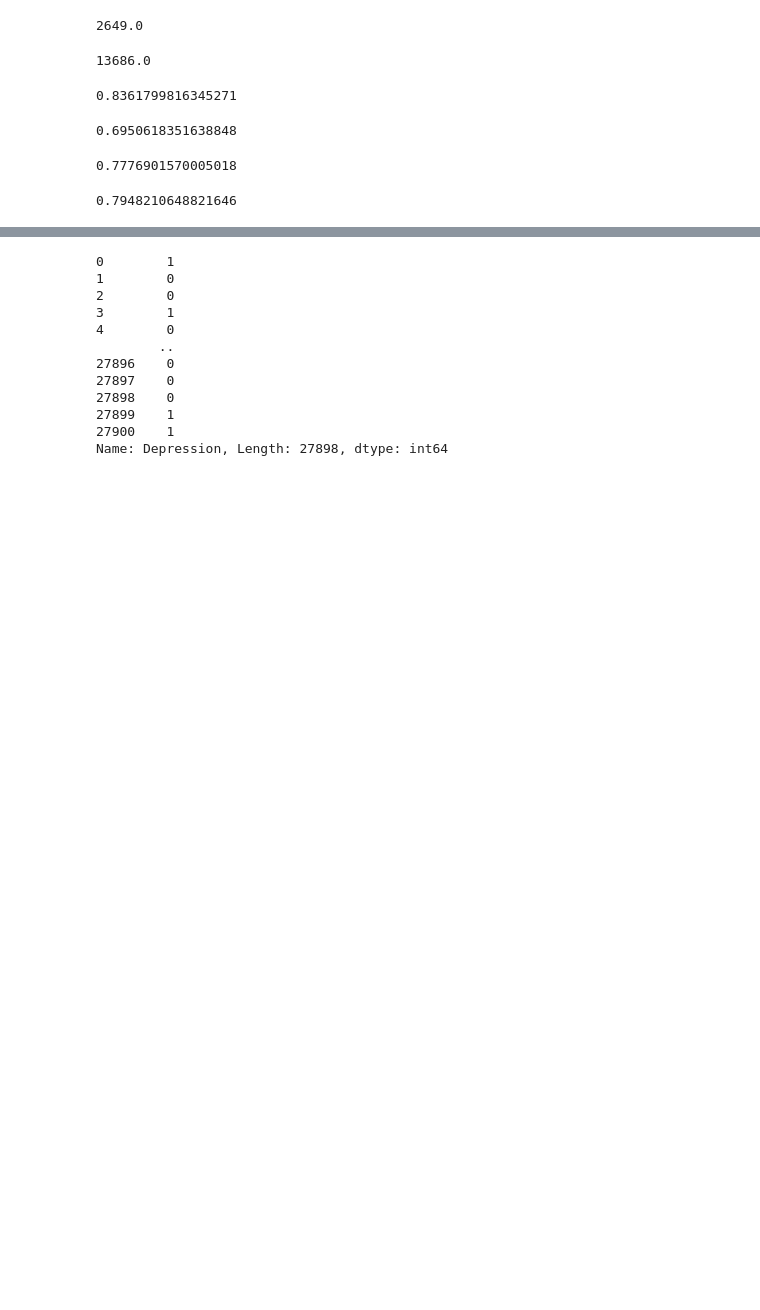
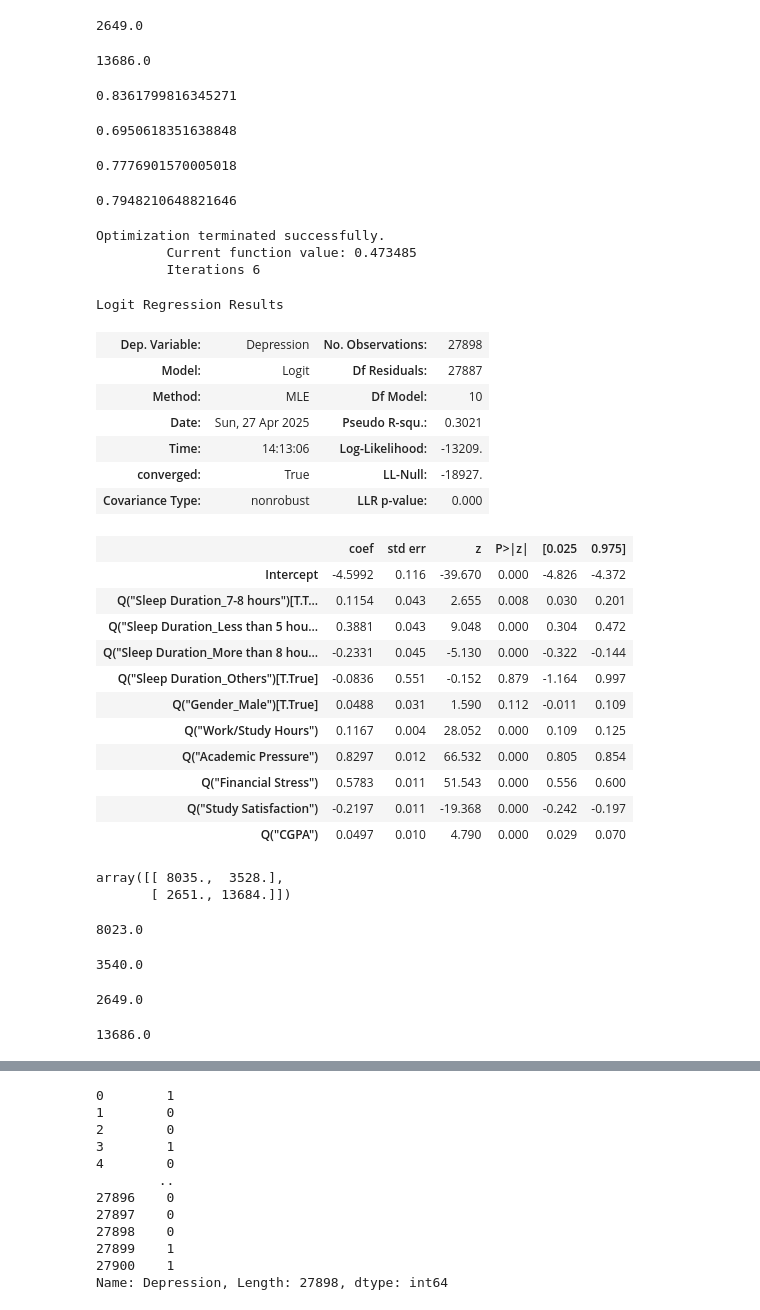
Before and after one commit to EAduAgyei/TDSProject2025, a Jupyter notebook: TDSProjectSD2025.ipynb, the cells around one changed output, grey strips where cells are left out. Drawn from its saved outputs; the diff is of its cells as text; code cells hidden in the pictures; blank space fills up the shorter version.

```diff
--- a/TDSProjectSD2025.ipynb
+++ b/TDSProjectSD2025.ipynb
@@ -356,3 +356,52 @@ precision = true_pos/(true_pos + false_pos)
 precision
 # %% [output]
 0.7948210648821646
+# %%
+logit_model4 = smf.logit('Depression ~ Q("Sleep Duration_7-8 hours") + Q("Sleep Duration_Less than 5 hours") + Q("Sleep Duration_More than 8 hours") + Q("Sleep Duration_Others") + Q("Work/Study Hours") + Q("Academic Pressure") + Q("Financial Stress") + Q("Study Satisfaction") + Q("CGPA") + Q("Gender_Male")', depression3).fit()
+logit_model4.summary()
+# %% [output]
+Optimization terminated successfully.
+         Current function value: 0.473485
+         Iterations 6
+Logit Regression Results
+| Dep. Variable: | Depression | No. Observations: | 27898 |
+| Model: | Logit | Df Residuals: | 27887 |
+| Method: | MLE | Df Model: | 10 |
+| Date: | Sun, 27 Apr 2025 | Pseudo R-squ.: | 0.3021 |
+| Time: | 14:13:06 | Log-Likelihood: | -13209. |
+| converged: | True | LL-Null: | -18927. |
+| Covariance Type: | nonrobust | LLR p-value: | 0.000 |
+|  | coef | std err | z | P>|z| | [0.025 | 0.975] |
+| Intercept | -4.5992 | 0.116 | -39.670 | 0.000 | -4.826 | -4.372 |
+| Q("Sleep Duration_7-8 hours")[T.T... | 0.1154 | 0.043 | 2.655 | 0.008 | 0.030 | 0.201 |
+| Q("Sleep Duration_Less than 5 hou... | 0.3881 | 0.043 | 9.048 | 0.000 | 0.304 | 0.472 |
+| Q("Sleep Duration_More than 8 hou... | -0.2331 | 0.045 | -5.130 | 0.000 | -0.322 | -0.144 |
+| Q("Sleep Duration_Others")[T.True] | -0.0836 | 0.551 | -0.152 | 0.879 | -1.164 | 0.997 |
+| Q("Gender_Male")[T.True] | 0.0488 | 0.031 | 1.590 | 0.112 | -0.011 | 0.109 |
+| Q("Work/Study Hours") | 0.1167 | 0.004 | 28.052 | 0.000 | 0.109 | 0.125 |
+| Q("Academic Pressure") | 0.8297 | 0.012 | 66.532 | 0.000 | 0.805 | 0.854 |
+| Q("Financial Stress") | 0.5783 | 0.011 | 51.543 | 0.000 | 0.556 | 0.600 |
+| Q("Study Satisfaction") | -0.2197 | 0.011 | -19.368 | 0.000 | -0.242 | -0.197 |
+| Q("CGPA") | 0.0497 | 0.010 | 4.790 | 0.000 | 0.029 | 0.070 |
+# %%
+confusion_matrix4 = logit_model4.pred_table()
+confusion_matrix4
+# %% [output]
+array([[ 8035.,  3528.],
+       [ 2651., 13684.]])
+# %%
+confusion_matrix3[0][0]
+# %% [output]
+8023.0
+# %%
+confusion_matrix3[0][1]
+# %% [output]
+3540.0
+# %%
+confusion_matrix3[1][0]
+# %% [output]
+2649.0
+# %%
+confusion_matrix3[1][1]
+# %% [output]
+13686.0
```
Also changed, not shown: parts of 4 cells of this notebook.
